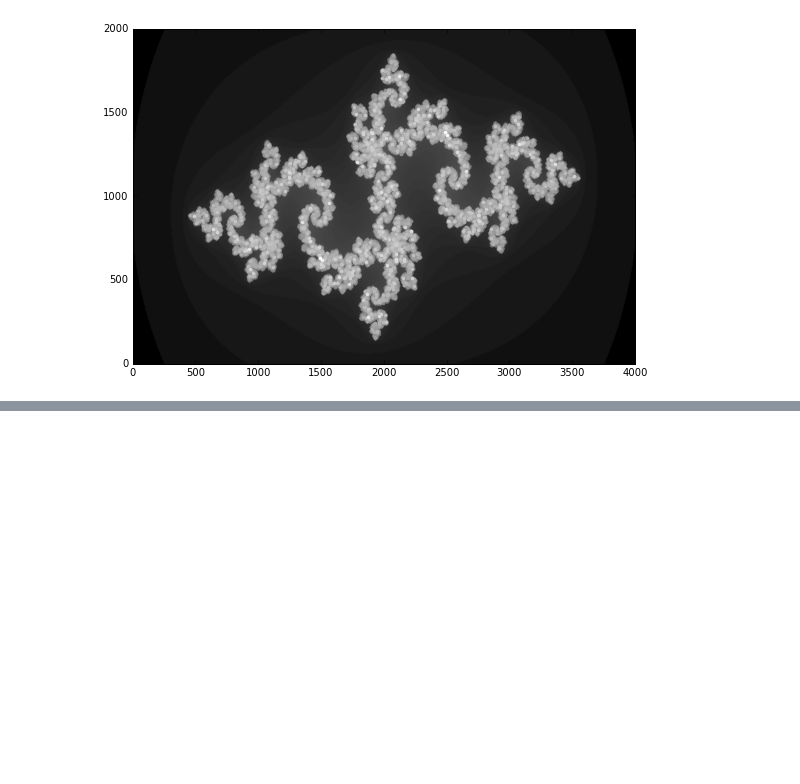
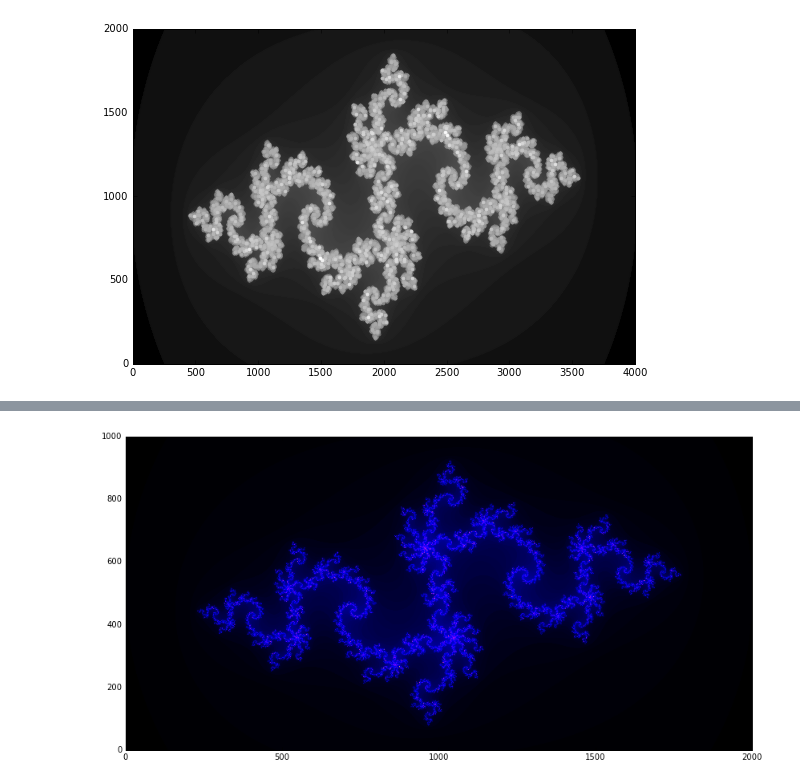
Before and after one commit to mango314/math-blog, a Jupyter notebook: 080416-Julia-Set.ipynb, the cells around one changed output, grey strips where cells are left out. Cells and saved outputs as stored; diff of their text form; code cells hidden in the pictures; blank space fills up the shorter version.

Commit message:
julia set

```diff
--- a/080416-Julia-Set.ipynb
+++ b/080416-Julia-Set.ipynb
@@ -184,0 +189,17 @@ for t in np.arange(N):
+# %%
+def julia_image(N,cmap='gnuplot2'):
+    z = julia_set(N)
+    dpi = 72
+    width = 1+ N//dpi
+    height = 1+ N//dpi
+
+    fig, ax = plt.subplots(figsize=(width, height),dpi=72)
+
+    ax.imshow(z,cmap=cmap,origin='lower')
+# %%
+# plotting is much faster and much more accurate!
+
+julia_set = julia_cython
+julia_image(1000)
+# %% [output]
+[figure, added]
```
Also changed, not shown: parts of 1 cell of this notebook.
